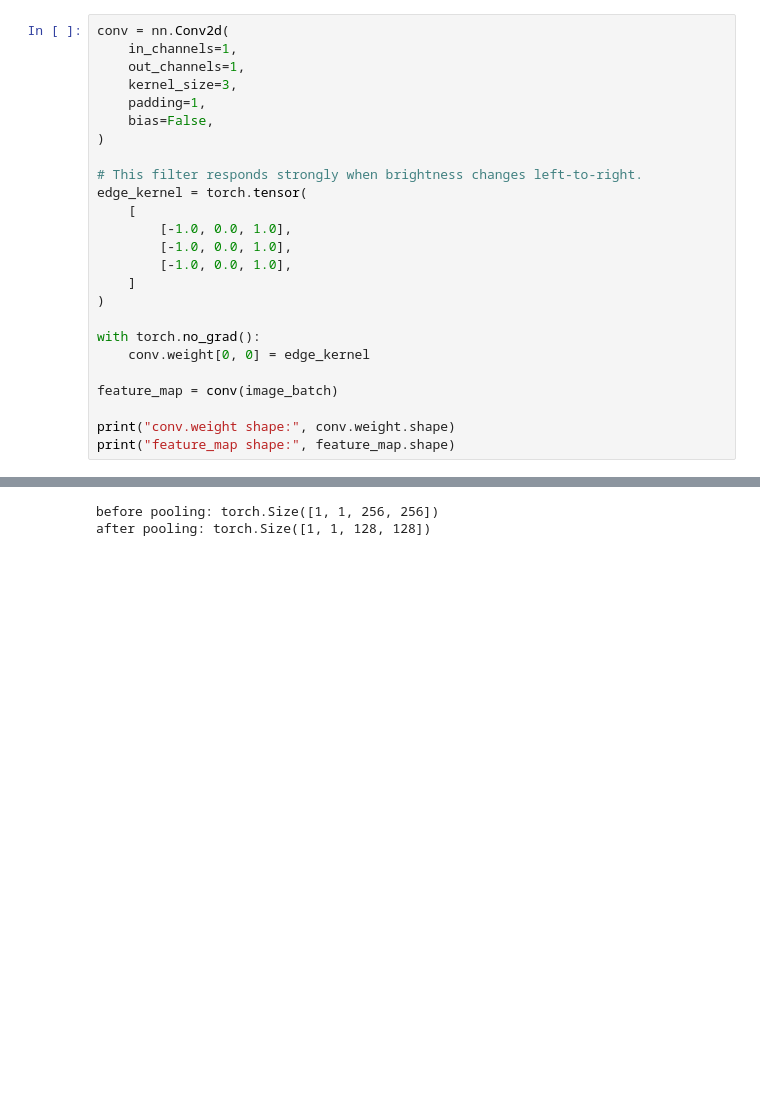
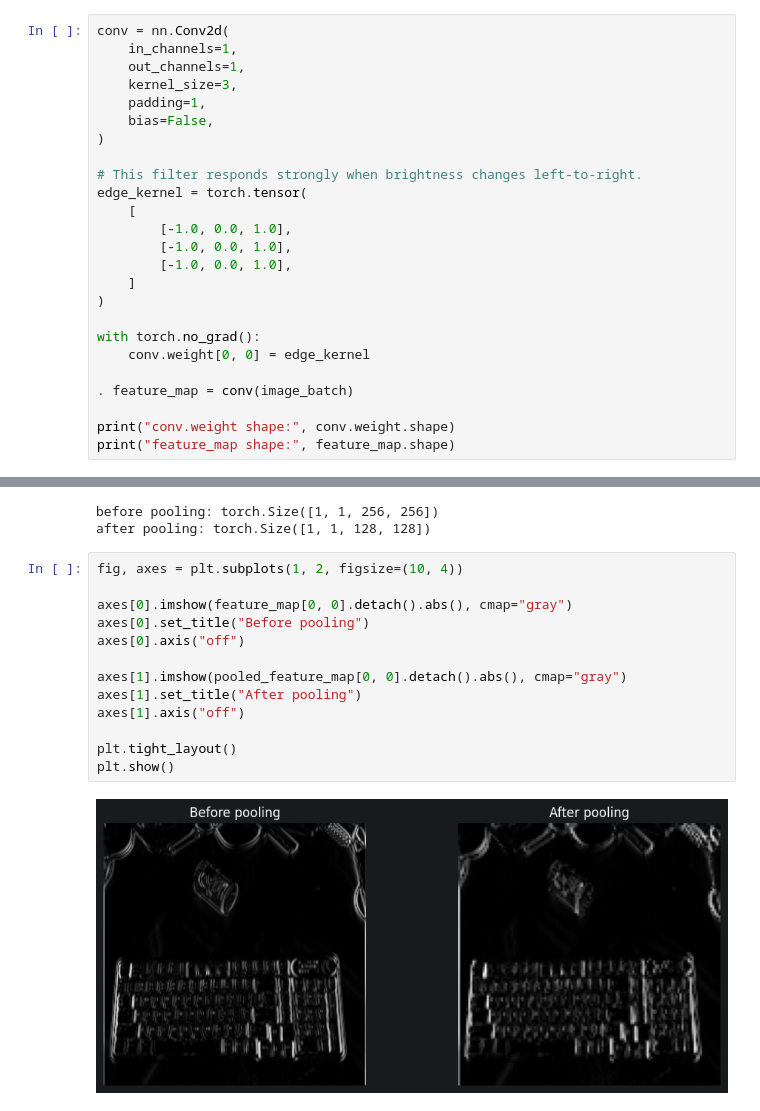
Before and after one commit to majorgilles/cnn-feature-map-lab, a Jupyter notebook: notebooks/02_conv2d_pooling.ipynb, the cells around one changed output, grey strips where cells are left out. Saved outputs shown, nothing was run; the diff lists cells and outputs as text; blank space fills up the shorter version.

```diff
--- a/notebooks/02_conv2d_pooling.ipynb
+++ b/notebooks/02_conv2d_pooling.ipynb
@@ -105,7 +105,7 @@ edge_kernel = torch.tensor(
 with torch.no_grad():
     conv.weight[0, 0] = edge_kernel
 
-feature_map = conv(image_batch)
+. feature_map = conv(image_batch)
 
 print("conv.weight shape:", conv.weight.shape)
 print("feature_map shape:", feature_map.shape)
@@ -138,3 +211,18 @@ print("after pooling:", pooled_feature_map.shape)
 # %% [output]
 before pooling: torch.Size([1, 1, 256, 256])
 after pooling: torch.Size([1, 1, 128, 128])
+# %%
+fig, axes = plt.subplots(1, 2, figsize=(10, 4))
+
+axes[0].imshow(feature_map[0, 0].detach().abs(), cmap="gray")
+axes[0].set_title("Before pooling")
+axes[0].axis("off")
+
+axes[1].imshow(pooled_feature_map[0, 0].detach().abs(), cmap="gray")
+axes[1].set_title("After pooling")
+axes[1].axis("off")
+
+plt.tight_layout()
+plt.show()
+# %% [output]
+[figure, added]
```
Also changed, not shown: parts of 4 cells of this notebook.
